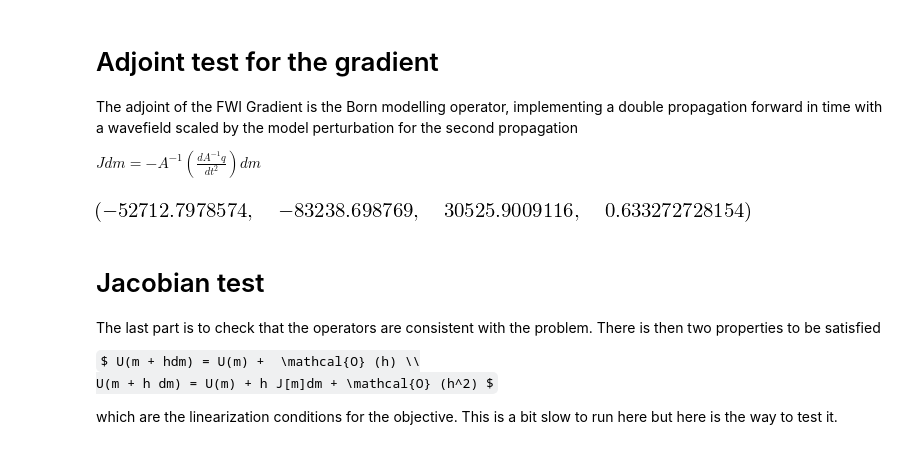
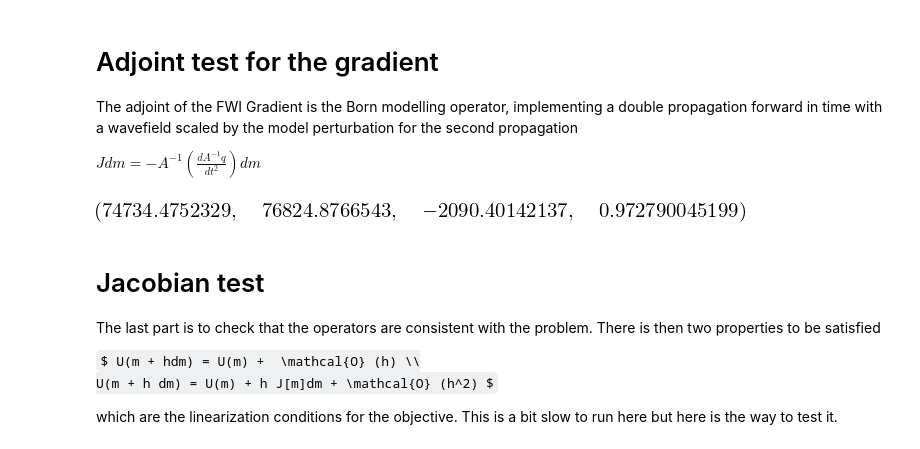
Before and after one commit to devitocodes/notebooks, a Jupyter notebook: AcousticFWI/Visco-Acoustic-wave-equation.ipynb, the cells around one changed output. Cells and saved outputs as stored; diff of their text form; code cells hidden in the pictures; some formulas as TeX source.

```diff
--- a/AcousticFWI/Visco-Acoustic-wave-equation.ipynb
+++ b/AcousticFWI/Visco-Acoustic-wave-equation.ipynb
@@ -115,7 +118,7 @@ def source(x,y,t):
         return 0.0
 
 def dampx(x):
-    dampcoeff=np.log(1.0/0.001)/(5.0*hstep);
+    dampcoeff=1.5*np.log(1.0/0.001)/(5.0*hstep);
     if x<nbpml:
         return dampcoeff*((nbpml-x)/nbpml)**2
     elif x>nx-nbpml-1:
@@ -123,7 +126,7 @@ def dampx(x):
     else:
         return 0.0
 def dampy(y):
-    dampcoeff=np.log(1.0/0.001)/(5.0*hstep);
+    dampcoeff=1.5*np.log(1.0/0.001)/(5.0*hstep);
     if y<nbpml:
         return dampcoeff*((nbpml-y)/nbpml)**2
     elif y>ny-nbpml-1:
@@ -214,7 +217,8 @@ def Gradient(nt,nx,ny,m,rho,rec,u):
                 else:
                     resid=0
                 damp=dampx(a)+dampy(b)
-                v3[a,b]=tsA(v1[a,b],v2[a-1,b],v2[a,b],v2[a+1,b],v2[a,b-1],v2[a,b+1],rho[a-1,b],rho[a,b],rho[a+1,b],rho[a,b-1],rho[a,b+1],resid,m[a,b],rho[a,b]**-1,tstep,hstep,damp)
+                v3[a,b]=tsA(v1[a,b],v2[a-1,b],v2[a,b],v2[a+1,b],v2[a,b-1],v2[a,b+1],rho[a-1,b],rho[a,b],rho[a+1,b],rho[a,b-1],rho[a,b+1],
+resid,m[a,b],rho[a,b]**-1,tstep,hstep,damp)
                 grad[a,b]=grad[a,b]-(v3[a,b]-2*v2[a,b]+v1[a,b])*(u[ti,a,b])
         v1,v2,v3=v2,v3,v1
     # No update inside the pml, only in the physical domain
@@ -346,17 +350,17 @@ The adjoint of the FWI Gradient is the Born modelling operator, implementing a d
 
  $ J dm = - A^{-1}(\frac{d A^{-1}q}{dt^2}) dm $
 # %%
-Im2=Gradient(nt,nx,ny,m0,rho,rec0,u0)
+Im2=Gradient(nt,nx,ny,m0,rho,rec0-rect,u0)
 # %%
 du1=Born(nt,nx,ny,m0,rho,dm)
 # %%
 
-term11=np.dot((rec0).reshape(-1),du1.reshape(-1))
+term11=np.dot((rec0-rect).reshape(-1),du1.reshape(-1))
 term21=np.dot(Im2.reshape(-1),dm.reshape(-1))
 
 term11,term21,term11-term21,term11/term21
 
 #if abs(term11/term21-1)<1e-9
 #    print('Adjoint test passed')
 # %% [output]
-[figure, old version]
+[figure, new version]
```
Also changed, not shown: parts of 9 cells of this notebook, 1 other file.
